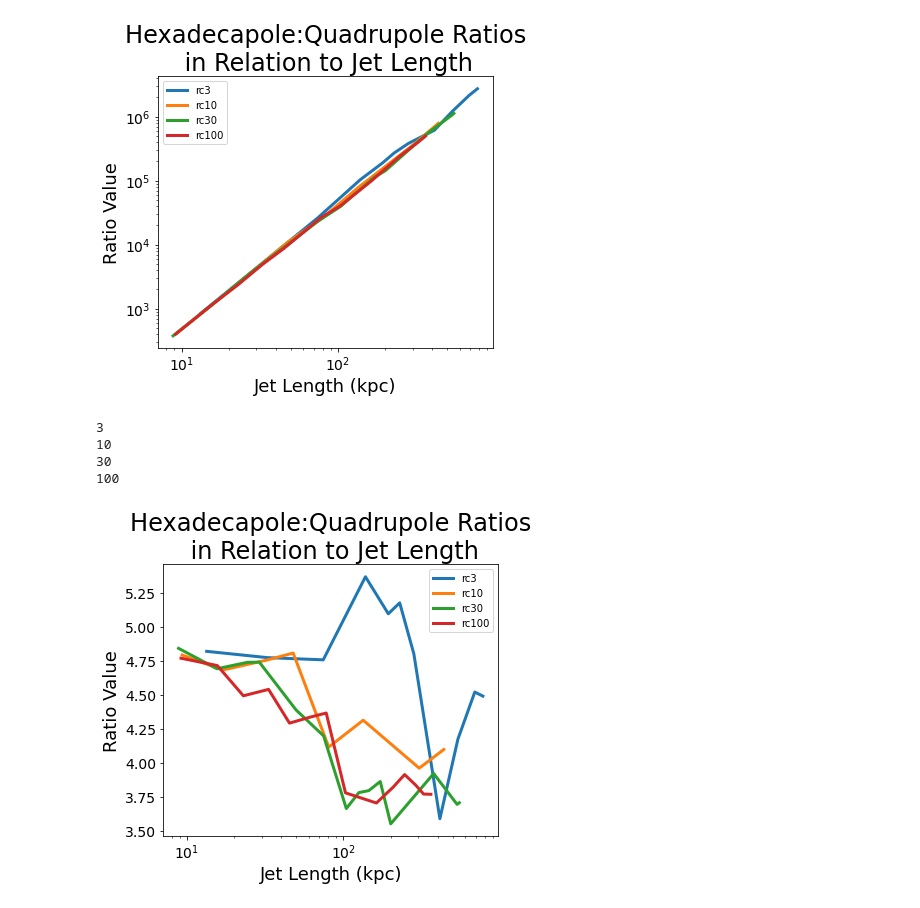
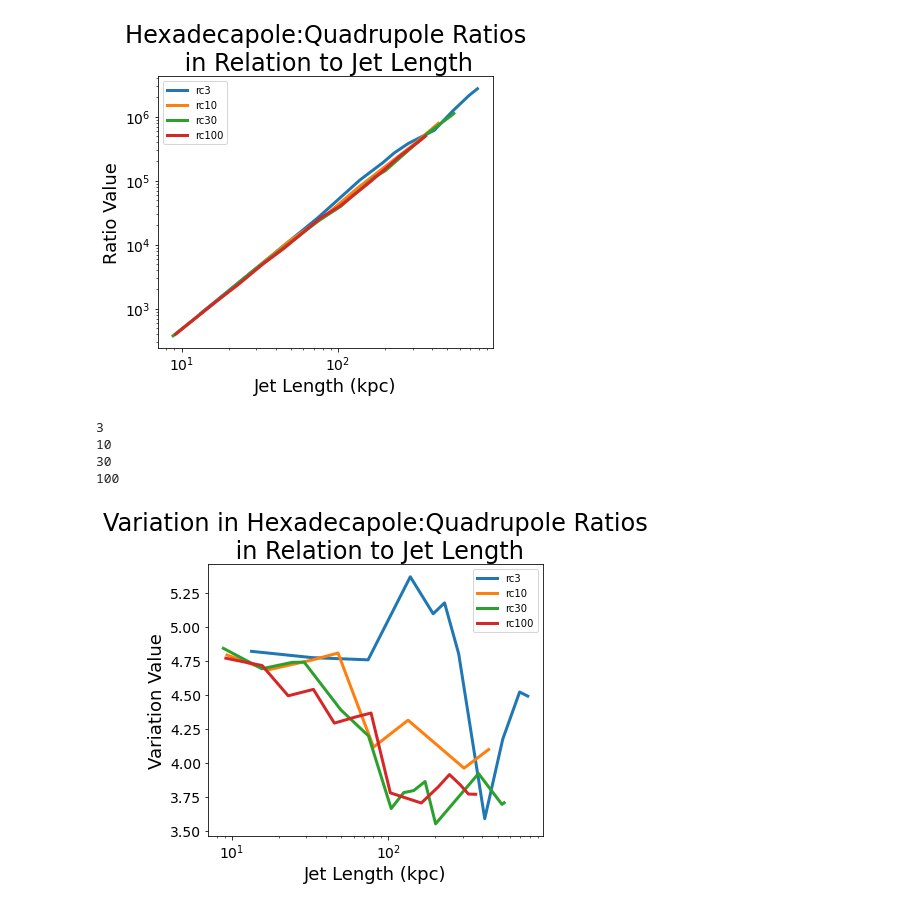
Before and after one commit to SolSamuels/Samuels_JetSimulationWork, a Jupyter notebook: HexadexApplication-Copy1.ipynb, the cells around one changed output. Saved outputs shown, nothing was run; the diff lists cells and outputs as text; code cells hidden in the pictures.

```diff
--- a/HexadexApplication-Copy1.ipynb
+++ b/HexadexApplication-Copy1.ipynb
@@ -1290,33 +1290,33 @@ for key in ratio_data_lst_rc:
     sq_hexa_flt = []
     for i in range(len(hexa1_flt)):
         sq = math.sqrt(hexa1_flt[i]**2 + hexa2_flt[i]**2)
         sq_hexa_flt.append(sq)
 
     sq_ratio_flt = []
     for i in range(len(sq_hexa_flt)):
         sq_ratio = sq_hexa_flt[i] / sq_flt[i]
         try:
             sq_ratio_div = sq_ratio / (len_vals_flt[i]**2)
         except ZeroDivisionError:
             sq_ratio_div = sq_ratio
         sq_ratio_flt.append(sq_ratio_div)
 
 
     plt.plot(len_vals_flt, sq_ratio_flt, label = "rc{}".format(rc), linewidth=3)
     plt.xscale("log")
     #plt.yscale("log")
     plt.xlabel("Jet Length (kpc)", fontsize=18)
     plt.xticks(fontsize=14)
-    plt.ylabel("Ratio Value", fontsize=18)
+    plt.ylabel("Variation Value", fontsize=18)
     plt.yticks(fontsize=14)
-    plt.title("Hexadecapole:Quadrupole Ratios\n in Relation to Jet Length", fontsize=24)
+    plt.title("Variation in Hexadecapole:Quadrupole Ratios\n in Relation to Jet Length", fontsize=24)
 
     plt.legend()
 
 plt.show()
 # %% [output]
 3
 10
 30
 100
-[figure, old version]
+[figure, new version]
```
Also changed, not shown: 2 other files.
